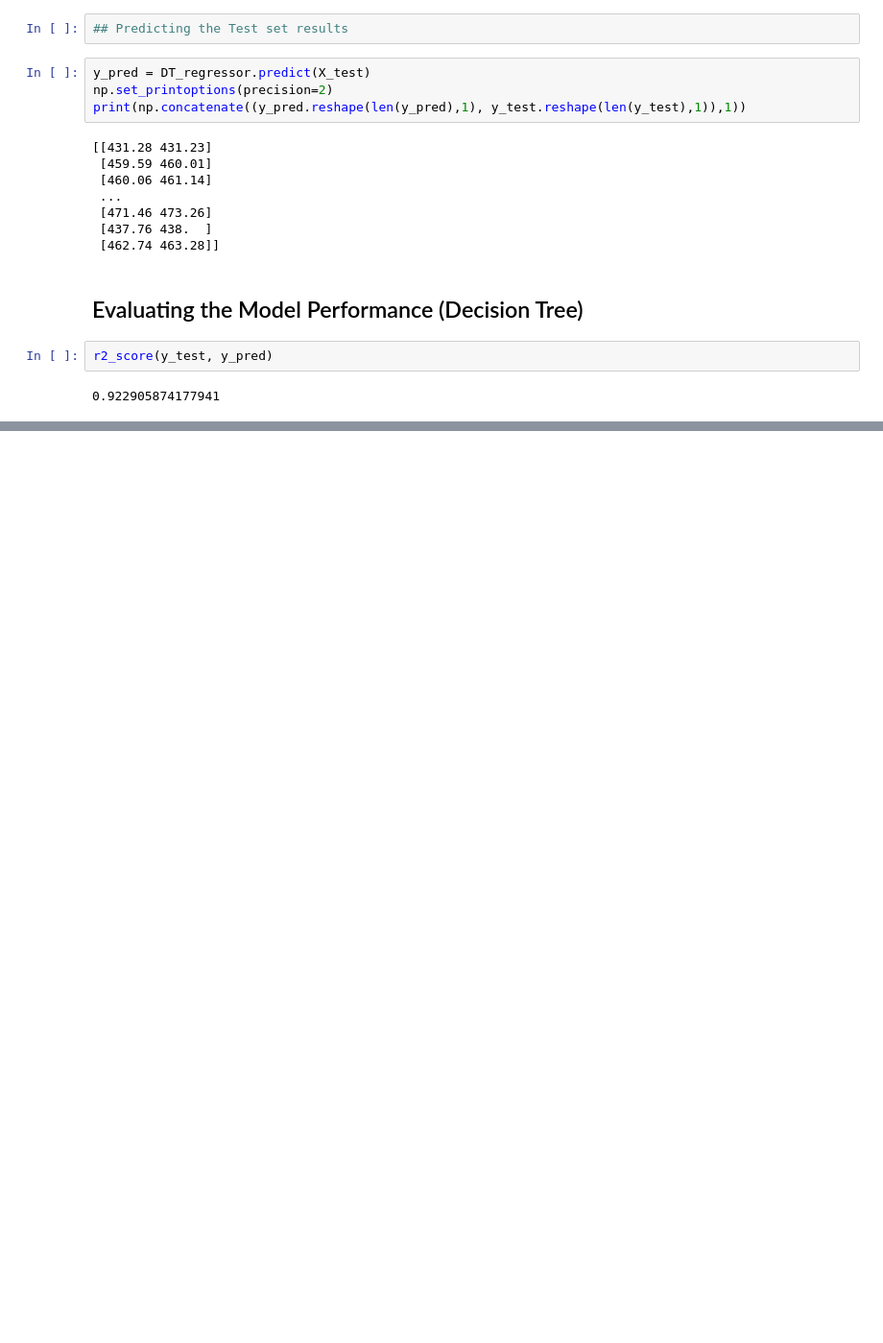
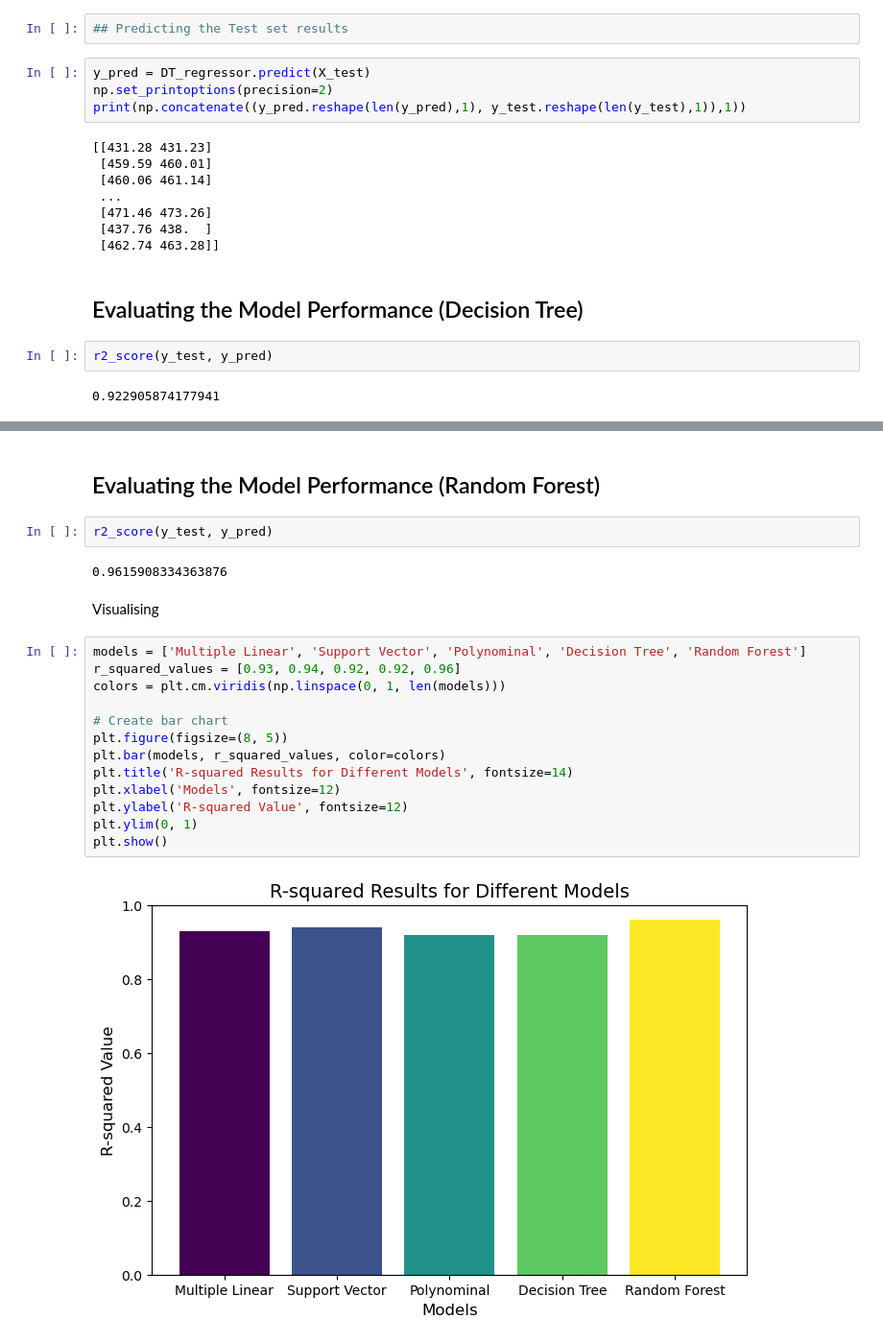
Before and after one commit to Sevinj-joy/EvaluatingRegressionModels, a Jupyter notebook: evaluating_regression_models.ipynb, the cells around one changed output, grey strips where cells are left out. Shown at 96% size. Drawn from its saved outputs; the diff is of its cells as text; blank space fills up the shorter version.

```diff
--- a/evaluating_regression_models.ipynb
+++ b/evaluating_regression_models.ipynb
@@ -189,0 +210,23 @@ r2_score(y_test, y_pred)
+# %% [markdown]
+## Evaluating the Model Performance (Random Forest)
+# %%
+r2_score(y_test, y_pred)
+# %% [output]
+0.9615908334363876
+# %% [markdown]
+Visualising
+# %%
+models = ['Multiple Linear', 'Support Vector', 'Polynominal', 'Decision Tree', 'Random Forest']
+r_squared_values = [0.93, 0.94, 0.92, 0.92, 0.96]
+colors = plt.cm.viridis(np.linspace(0, 1, len(models)))
+
+# Create bar chart
+plt.figure(figsize=(8, 5))
+plt.bar(models, r_squared_values, color=colors)
+plt.title('R-squared Results for Different Models', fontsize=14)
+plt.xlabel('Models', fontsize=12)
+plt.ylabel('R-squared Value', fontsize=12)
+plt.ylim(0, 1)
+plt.show()
+# %% [output]
+[figure, added]
```
Also changed, not shown: parts of 3 cells of this notebook.
